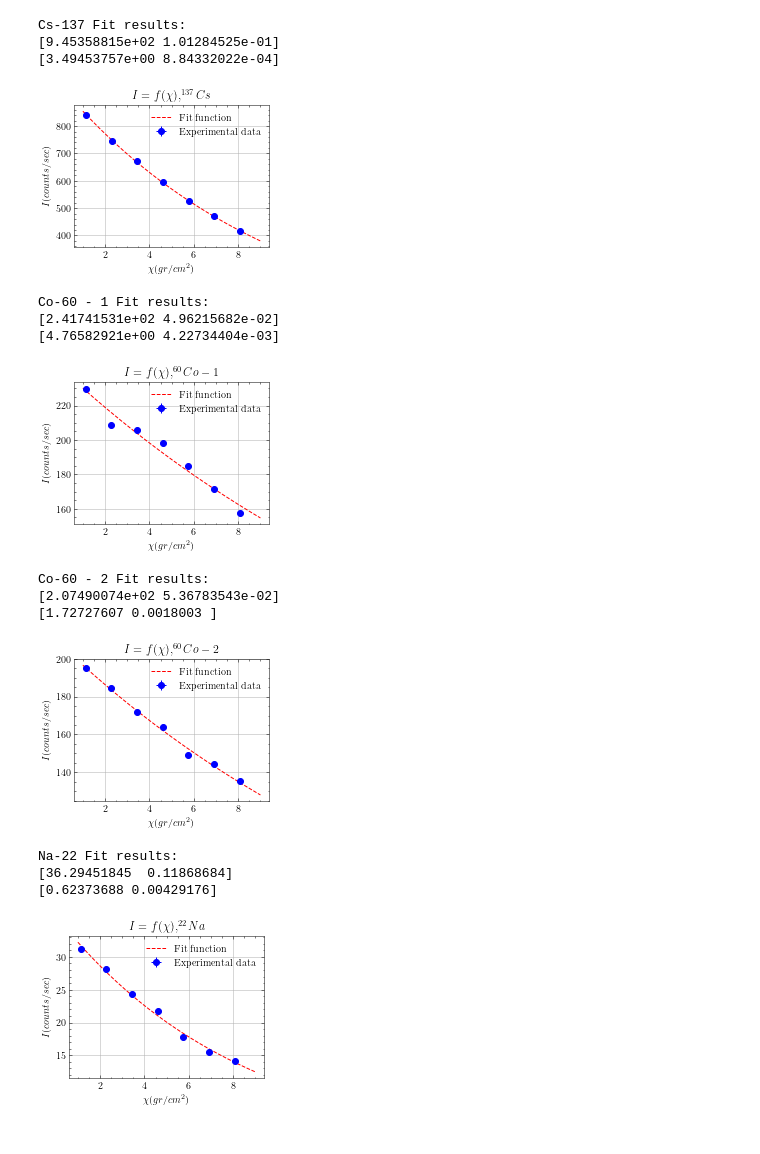
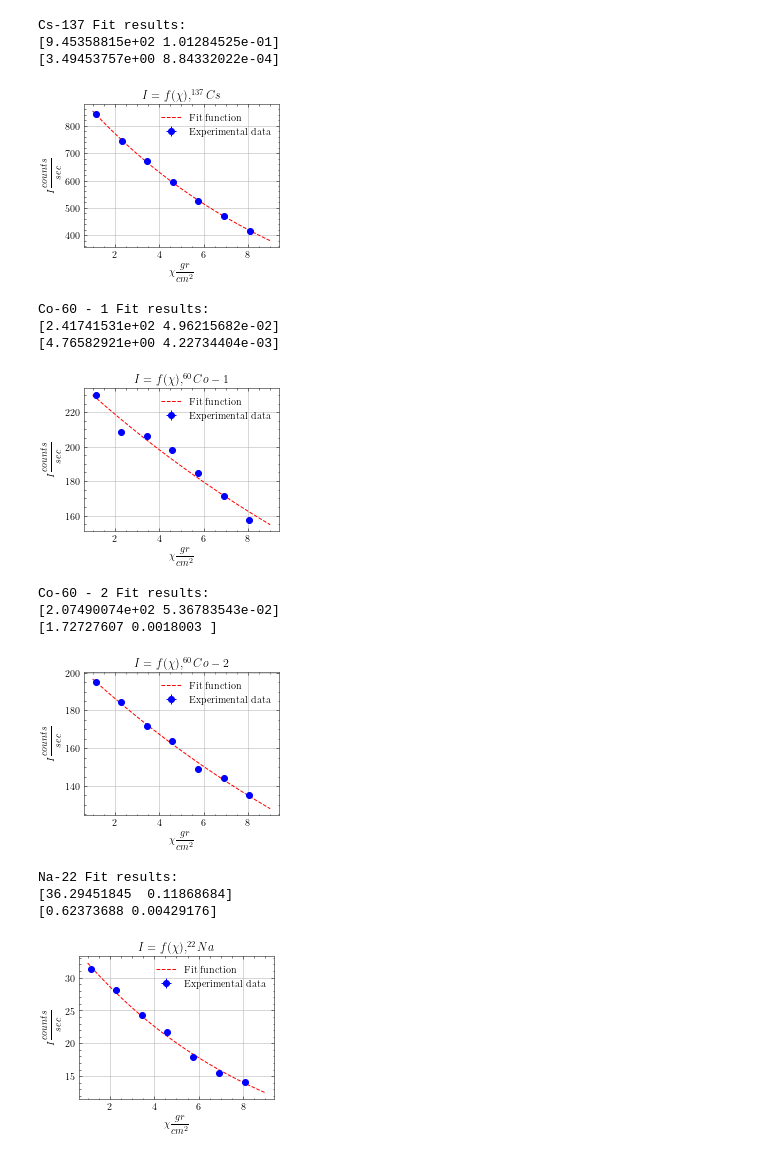
Before and after one commit to GiorgosChr/PHY-322-Analysis, a Jupyter notebook: Exp9/Analysis.ipynb, the cells around one changed output. Cells and saved outputs as stored; diff of their text form; code cells hidden in the pictures.

```diff
--- a/Exp9/Analysis.ipynb
+++ b/Exp9/Analysis.ipynb
@@ -33,22 +33,24 @@ x = np.linspace(1, 9, 1000)
 # %%
 popt, pcov = curve_fit(fit, x_cs, I_cs, p0=(1577, 1))
 print("Cs-137 Fit results:")
 print(popt)
 print(np.sqrt(np.diag(pcov)))
 
 plt.errorbar(x_cs, I_cs, errors, errors, 'bo')
 plt.plot(x, fit(x, *popt), 'r--')
 plt.grid()
 plt.title('$I = f(\chi ), ^{137}Cs$')
-plt.ylabel('$I (counts/sec)$')
-plt.xlabel('$\chi ( gr/cm^2)$')
+#plt.ylabel('$I (counts/sec)$')
+#plt.xlabel('$\chi ( gr/cm^2)$')
+plt.ylabel('$I \dfrac{counts}{sec}$')
+plt.xlabel('$\chi \dfrac{gr}{cm^2}$')
 plt.legend(['Fit function', 'Experimental data'])
 plt.savefig('I_cs.png', dpi=500)
 # %% [output]
 Cs-137 Fit results:
 [9.45358815e+02 1.01284525e-01]
 [3.49453757e+00 8.84332022e-04]
-[figure, old version]
+[figure, new version]
 # %%
 popt, pcov = curve_fit(fit, x_co1, I_co1, p0=(556, 1))
 print("Co-60 - 1 Fit results:")
@@ -59,15 +61,17 @@ plt.errorbar(x_co1, I_co1, errors, errors, 'bo')
 plt.plot(x, fit(x, *popt), 'r--')
 plt.grid()
 plt.title('$I = f(\chi ), ^{60}Co-1$')
-plt.ylabel('$I (counts/sec)$')
-plt.xlabel('$\chi ( gr/cm^2)$')
+#plt.ylabel('$I (counts/sec)$')
+#plt.xlabel('$\chi ( gr/cm^2)$')
+plt.ylabel('$I \dfrac{counts}{sec}$')
+plt.xlabel('$\chi \dfrac{gr}{cm^2}$')
 plt.legend(['Fit function', 'Experimental data'])
 plt.savefig('I_co1.png', dpi=500)
 # %% [output]
 Co-60 - 1 Fit results:
 [2.41741531e+02 4.96215682e-02]
 [4.76582921e+00 4.22734404e-03]
-[figure, old version]
+[figure, new version]
 # %%
 popt, pcov = curve_fit(fit, x_co2, I_co2, p0=(455, 1))
 print("Co-60 - 2 Fit results:")
@@ -78,15 +82,17 @@ plt.errorbar(x_co2, I_co2, errors, errors, 'bo')
 plt.plot(x, fit(x, *popt), 'r--')
 plt.grid()
 plt.title('$I = f(\chi ), ^{60}Co-2$')
-plt.ylabel('$I (counts/sec)$')
-plt.xlabel('$\chi ( gr/cm^2)$')
+#plt.ylabel('$I (counts/sec)$')
+#plt.xlabel('$\chi ( gr/cm^2)$')
+plt.ylabel('$I \dfrac{counts}{sec}$')
+plt.xlabel('$\chi \dfrac{gr}{cm^2}$')
 plt.legend(['Fit function', 'Experimental data'])
 plt.savefig('I_co2.png', dpi=500)
 # %% [output]
 Co-60 - 2 Fit results:
 [2.07490074e+02 5.36783543e-02]
 [1.72727607 0.0018003 ]
-[figure, old version]
+[figure, new version]
 # %%
 popt, pcov = curve_fit(fit, x_na, I_na, p0=(112, 1))
 print("Na-22 Fit results:")
@@ -97,12 +103,12 @@ plt.errorbar(x_na, I_na, errors, errors, 'bo')
 plt.plot(x, fit(x, *popt), 'r--')
 plt.grid()
 plt.title('$I = f(\chi ), ^{22}Na$')
-plt.ylabel('$I (counts/sec)$')
-plt.xlabel('$\chi ( gr/cm^2)$')
+plt.ylabel('$I \dfrac{counts}{sec}$')
+plt.xlabel('$\chi \dfrac{gr}{cm^2}$')
 plt.legend(['Fit function', 'Experimental data'])
 plt.savefig('I_na.png', dpi=500)
 # %% [output]
 Na-22 Fit results:
 [36.29451845  0.11868684]
 [0.62373688 0.00429176]
-[figure, old version]
+[figure, new version]
```
Also changed, not shown: 3 other files.
